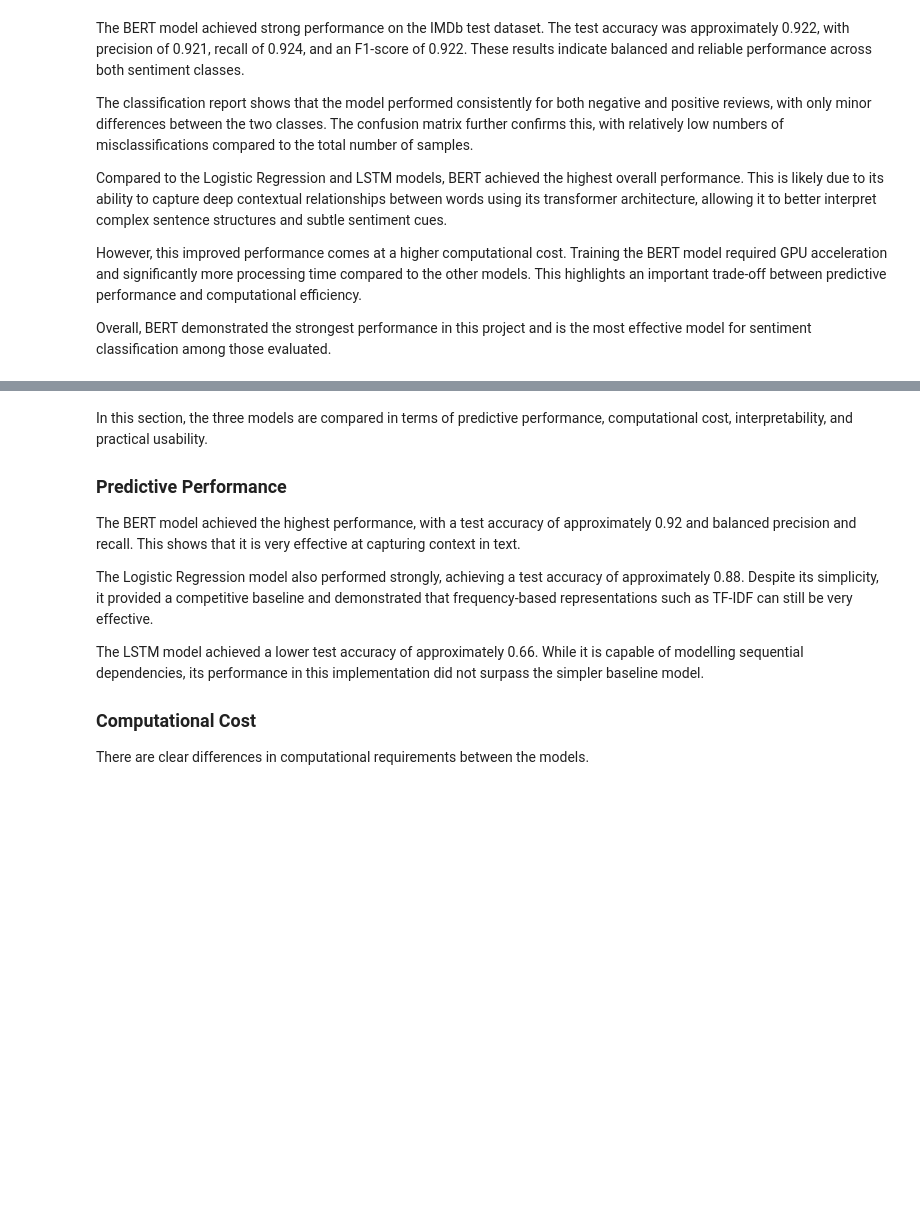
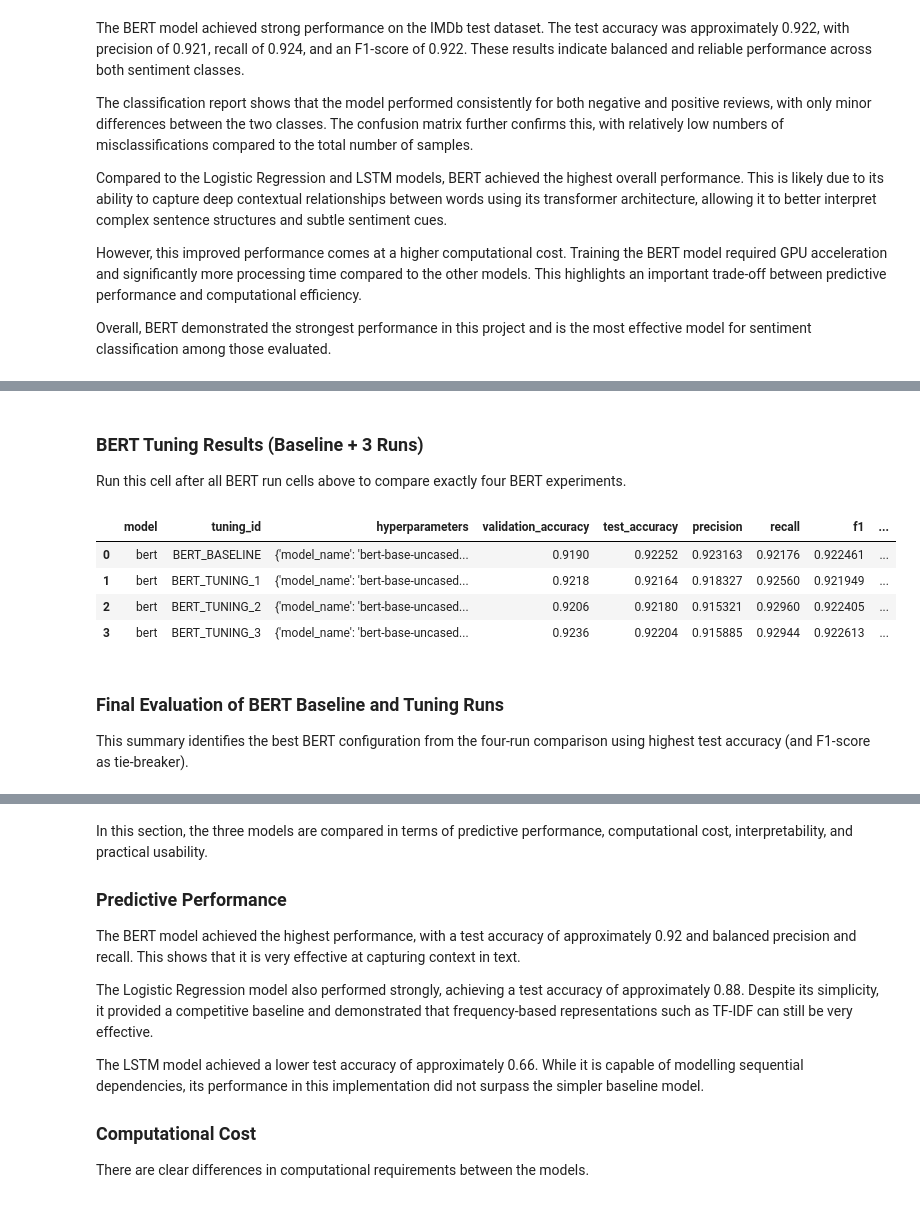
Before and after one commit to gsonego/2nd__Submission, a Jupyter notebook: SWRDC9011_ML_CA4_Group_Project_IMDB_003.ipynb, the cells around one changed output, grey strips where cells are left out. Drawn from its saved outputs; the diff is of its cells as text; code cells hidden in the pictures; blank space fills up the shorter version.

Commit message:
BERT tunings

```diff
--- a/SWRDC9011_ML_CA4_Group_Project_IMDB_003.ipynb
+++ b/SWRDC9011_ML_CA4_Group_Project_IMDB_003.ipynb
@@ -2411,0 +2747,29 @@ Overall, BERT demonstrated the strongest performance in this project and is the
+# %% [markdown]
+### BERT Tuning Results (Baseline + 3 Runs)
+
+Run this cell after all BERT run cells above to compare exactly four BERT experiments.
+# %%
+bert_run_order = ["BERT_BASELINE", "BERT_TUNING_1", "BERT_TUNING_2", "BERT_TUNING_3"]
+
+bert_results_df = get_model_tuning_results_df("bert").copy()
+
+if not bert_results_df.empty:
+    bert_results_df = bert_results_df[bert_results_df["tuning_id"].isin(bert_run_order)].copy()
+    bert_results_df["tuning_id"] = pd.Categorical(
+        bert_results_df["tuning_id"],
+        categories=bert_run_order,
+        ordered=True,
+    )
+    bert_results_df = bert_results_df.sort_values("tuning_id").reset_index(drop=True)
+
+bert_results_df
+# %% [output]
+|  | model | tuning_id | hyperparameters | validation_accuracy | test_accuracy | precision | recall | f1 | ... |
+| 0 | bert | BERT_BASELINE | {'model_name': 'bert-base-uncased... | 0.9190 | 0.92252 | 0.923163 | 0.92176 | 0.922461 | ... |
+| 1 | bert | BERT_TUNING_1 | {'model_name': 'bert-base-uncased... | 0.9218 | 0.92164 | 0.918327 | 0.92560 | 0.921949 | ... |
+| 2 | bert | BERT_TUNING_2 | {'model_name': 'bert-base-uncased... | 0.9206 | 0.92180 | 0.915321 | 0.92960 | 0.922405 | ... |
+| 3 | bert | BERT_TUNING_3 | {'model_name': 'bert-base-uncased... | 0.9236 | 0.92204 | 0.915885 | 0.92944 | 0.922613 | ... |
+# %% [markdown]
+### Final Evaluation of BERT Baseline and Tuning Runs
+
+This summary identifies the best BERT configuration from the four-run comparison using highest test accuracy (and F1-score as tie-breaker).
```
Also changed, not shown: parts of 19 cells of this notebook.
